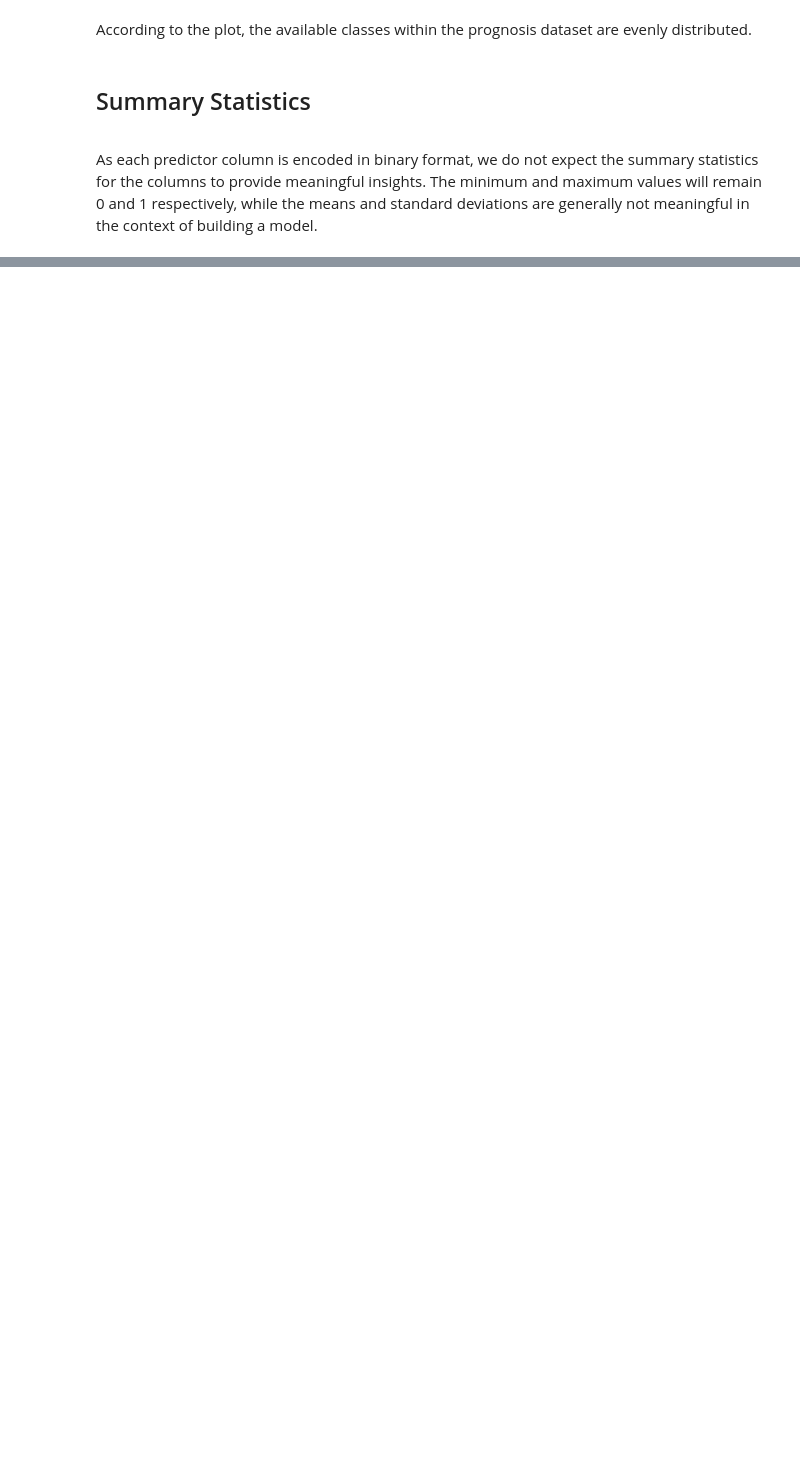
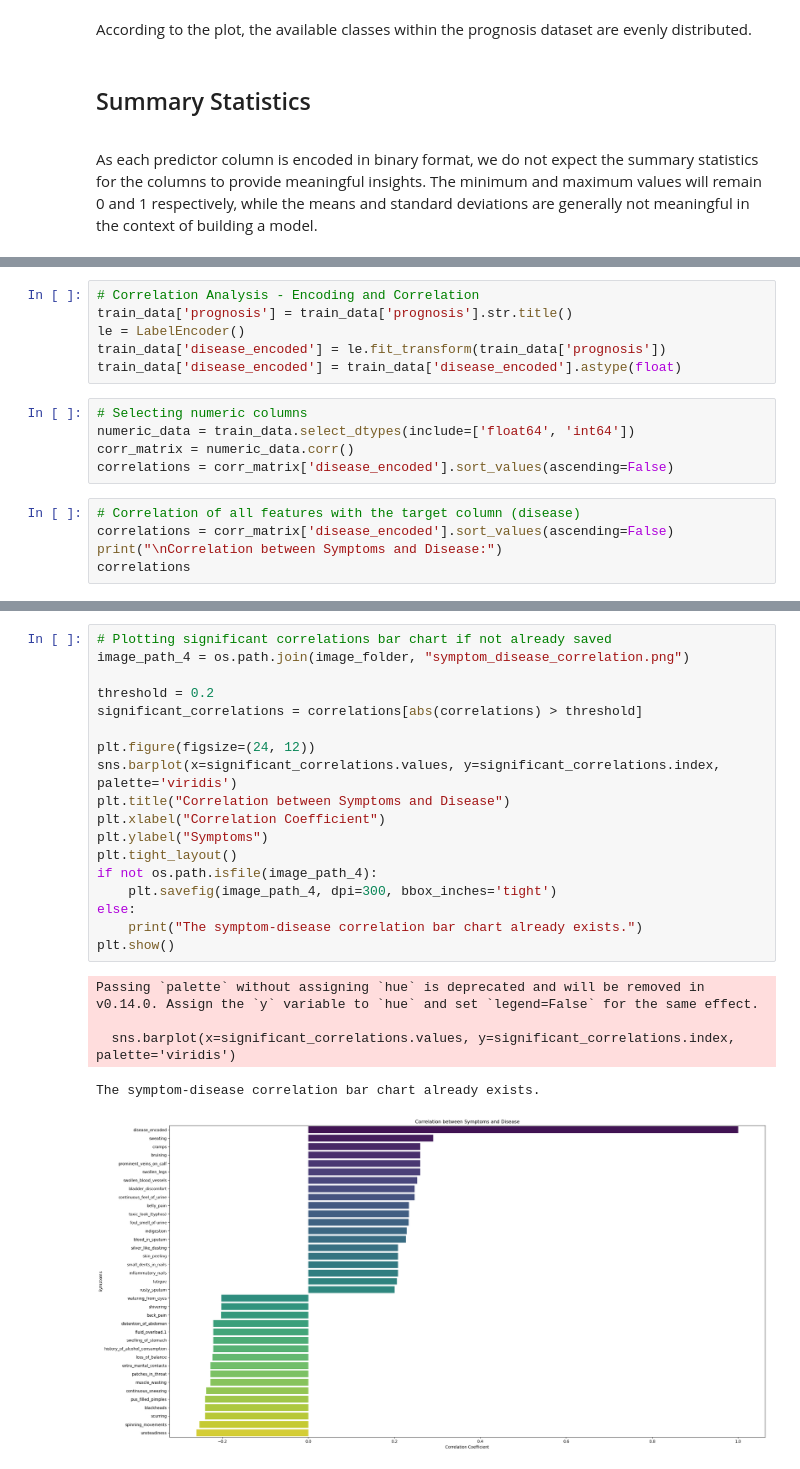
Before and after one commit to franklinen/disease_prediction, a Jupyter notebook: exploratory_analysis.ipynb, the cells around one changed output, grey strips where cells are left out. Drawn from its saved outputs; the diff is of its cells as text; blank space fills up the shorter version.

```diff
--- a/exploratory_analysis.ipynb
+++ b/exploratory_analysis.ipynb
@@ -137,0 +365,16 @@ plt.show()
+# %%
+# Correlation Analysis - Encoding and Correlation
+train_data['prognosis'] = train_data['prognosis'].str.title()
+le = LabelEncoder()
+train_data['disease_encoded'] = le.fit_transform(train_data['prognosis'])
+train_data['disease_encoded'] = train_data['disease_encoded'].astype(float)
+# %%
+# Selecting numeric columns
+numeric_data = train_data.select_dtypes(include=['float64', 'int64'])
+corr_matrix = numeric_data.corr()
+correlations = corr_matrix['disease_encoded'].sort_values(ascending=False)
+# %%
+# Correlation of all features with the target column (disease)
+correlations = corr_matrix['disease_encoded'].sort_values(ascending=False)
+print("\nCorrelation between Symptoms and Disease:")
+correlations
@@ -137,0 +396,24 @@ plt.show()
+# %%
+# Plotting significant correlations bar chart if not already saved
+image_path_4 = os.path.join(image_folder, "symptom_disease_correlation.png")
+
+threshold = 0.2
+significant_correlations = correlations[abs(correlations) > threshold]
+
+plt.figure(figsize=(24, 12))
+sns.barplot(x=significant_correlations.values, y=significant_correlations.index, palette='viridis')
+plt.title("Correlation between Symptoms and Disease")
+plt.xlabel("Correlation Coefficient")
+plt.ylabel("Symptoms")
+plt.tight_layout()
+if not os.path.isfile(image_path_4):
+    plt.savefig(image_path_4, dpi=300, bbox_inches='tight')
+else:
+    print("The symptom-disease correlation bar chart already exists.")
+plt.show()
+# %% [output]
+Passing `palette` without assigning `hue` is deprecated and will be removed in v0.14.0. Assign the `y` variable to `hue` and set `legend=False` for the same effect.
+
+  sns.barplot(x=significant_correlations.values, y=significant_correlations.index, palette='viridis')
+The symptom-disease correlation bar chart already exists.
+[figure, added]
```
Also changed, not shown: parts of 45 cells of this notebook, 6 other files.
